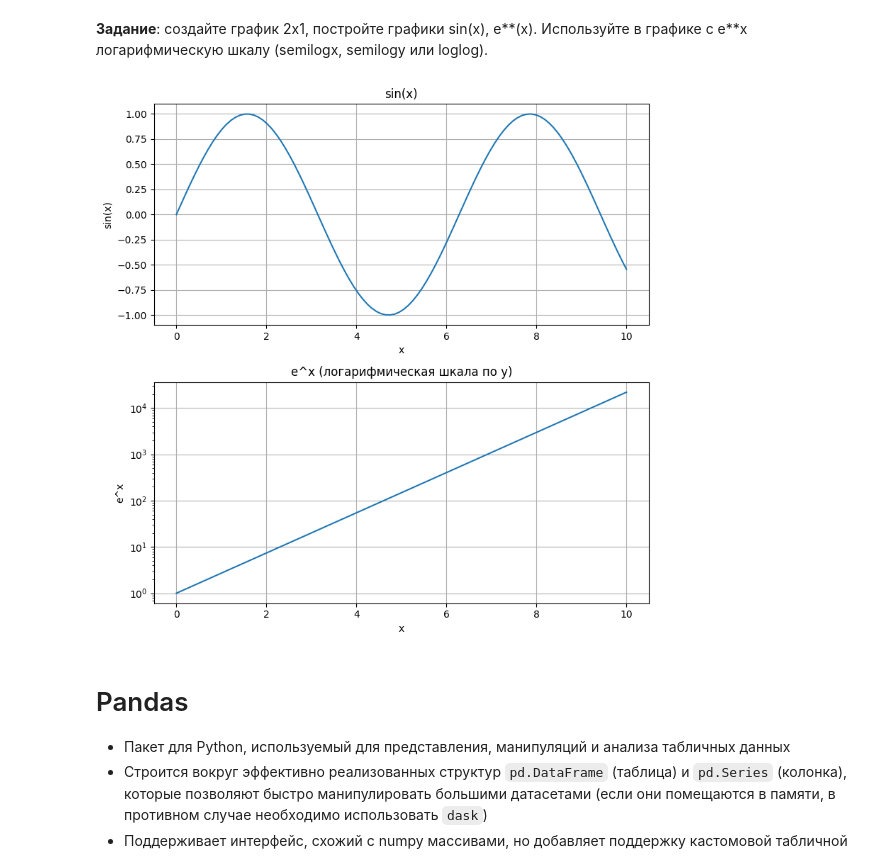
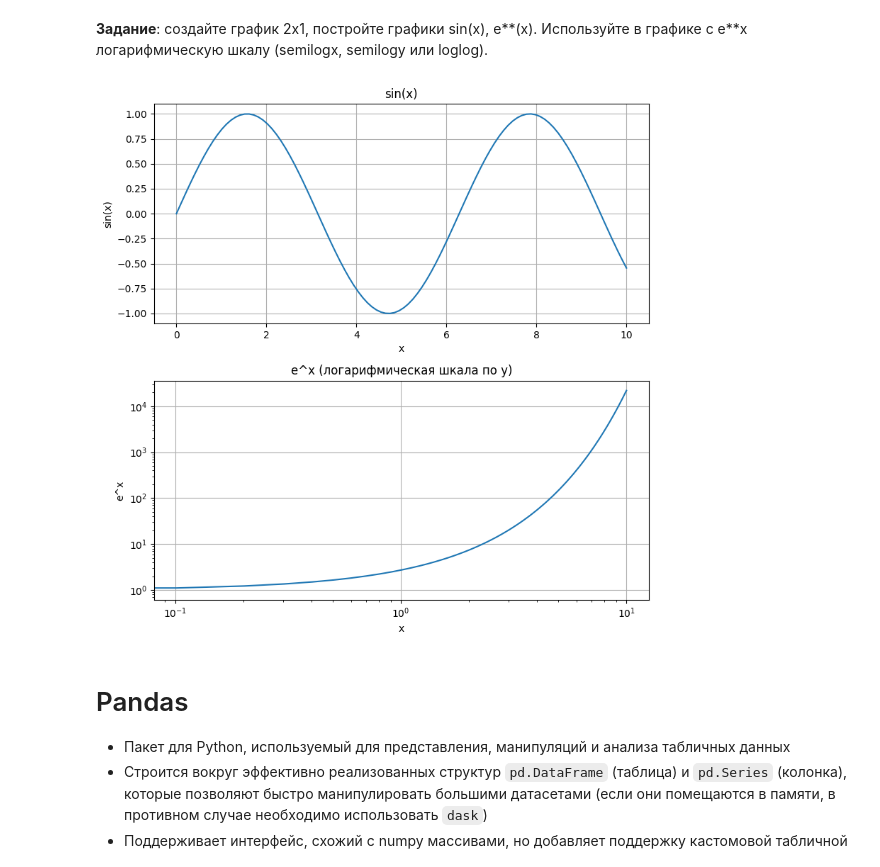
Before and after one commit to NikiTaku1/spbu-ai-fundamentals, a Jupyter notebook: practicum_1/practicum_1.ipynb, the cells around one changed output. Drawn from its saved outputs; the diff is of its cells as text; code cells hidden in the pictures.

```diff
--- a/practicum_1/practicum_1.ipynb
+++ b/practicum_1/practicum_1.ipynb
@@ -910,23 +802,23 @@ plt.show()
 # %%
 x = np.linspace(0, 10, 100)
 sin_x = np.sin(x)
 exp_x = np.exp(x)
 fig, axes = plt.subplots(2, 1, figsize=(8, 8))
 axes[0].plot(x, sin_x)
 axes[0].set_title('sin(x)')
 axes[0].set_xlabel('x')
 axes[0].set_ylabel('sin(x)')
 axes[0].grid(True)
-axes[1].plot(x, exp_x)
+axes[1].loglog(x, exp_x)
 axes[1].set_yscale('log')
 axes[1].set_title('e^x (логарифмическая шкала по y)')
 axes[1].set_xlabel('x')
 axes[1].set_ylabel('e^x')
 axes[1].grid(True)
 plt.tight_layout()
 plt.show()
 # %% [output]
-[figure, old version]
+[figure, new version]
 # %% [markdown]
 # Pandas
 
```
Also changed, not shown: parts of 61 cells of this notebook.
